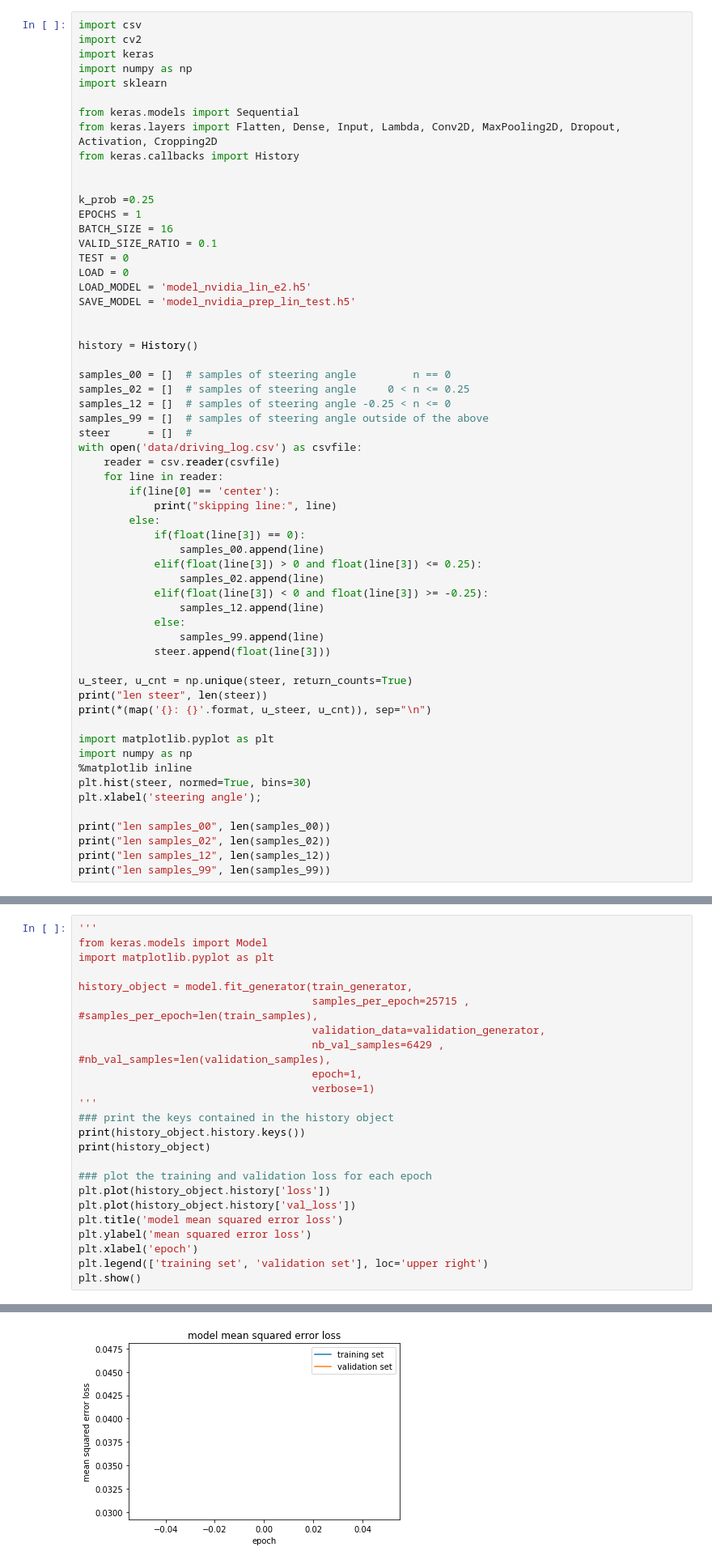
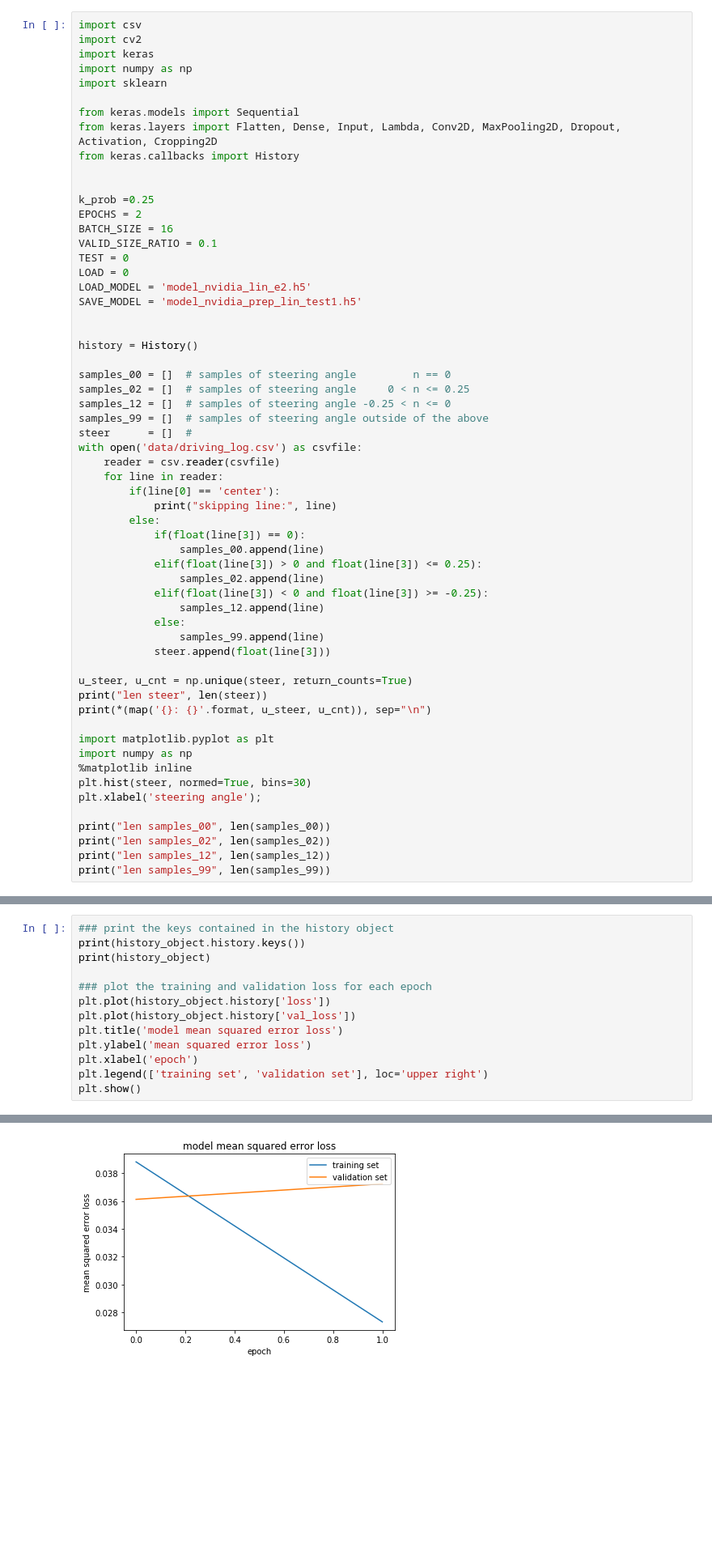
Before and after one commit to chriskcheung/carnd_p3_behavioral_cloning, a Jupyter notebook: behavioral cloning - nvidia preprocess.ipynb, the cells around one changed output, grey strips where cells are left out. Shown: that part at 81% size. Saved outputs shown, nothing was run; the diff lists cells and outputs as text; blank space fills up the shorter version.

```diff
--- a/behavioral cloning - nvidia preprocess.ipynb
+++ b/behavioral cloning - nvidia preprocess.ipynb
@@ -11,13 +11,13 @@ from keras.callbacks import History
 
 
 k_prob =0.25
-EPOCHS = 1
+EPOCHS = 2
 BATCH_SIZE = 16
 VALID_SIZE_RATIO = 0.1
 TEST = 0
 LOAD = 0
 LOAD_MODEL = 'model_nvidia_lin_e2.h5'
-SAVE_MODEL = 'model_nvidia_prep_lin_test.h5'
+SAVE_MODEL = 'model_nvidia_prep_lin_test1.h5'
 
 
 history = History()
@@ -351,15 +262,4 @@ written to  model_nvidia_prep_lin_test.h5
 # %%
-'''
-from keras.models import Model
-import matplotlib.pyplot as plt
-
-history_object = model.fit_generator(train_generator,
-                                     samples_per_epoch=25715 , #samples_per_epoch=len(train_samples),
-                                     validation_data=validation_generator,
-                                     nb_val_samples=6429 , #nb_val_samples=len(validation_samples),
-                                     epoch=1,
-                                     verbose=1)
-'''
 ### print the keys contained in the history object
 print(history_object.history.keys())
 print(history_object)
@@ -377,2 +277,2 @@ dict_keys(['val_loss', 'loss'])
 <keras.callbacks.History object at 0x...>
-[figure, old version]
+[figure, new version]
```
Also changed, not shown: parts of 4 cells of this notebook, 5 other files.
